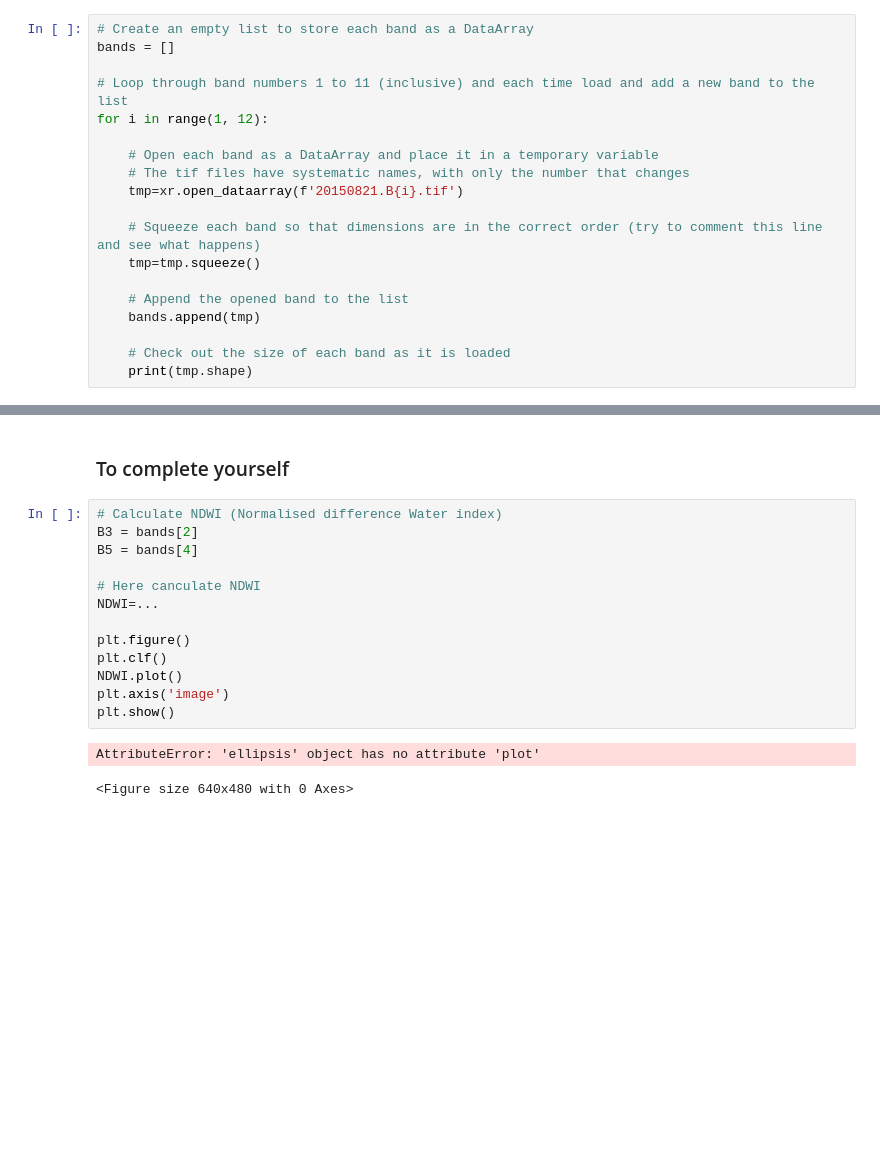
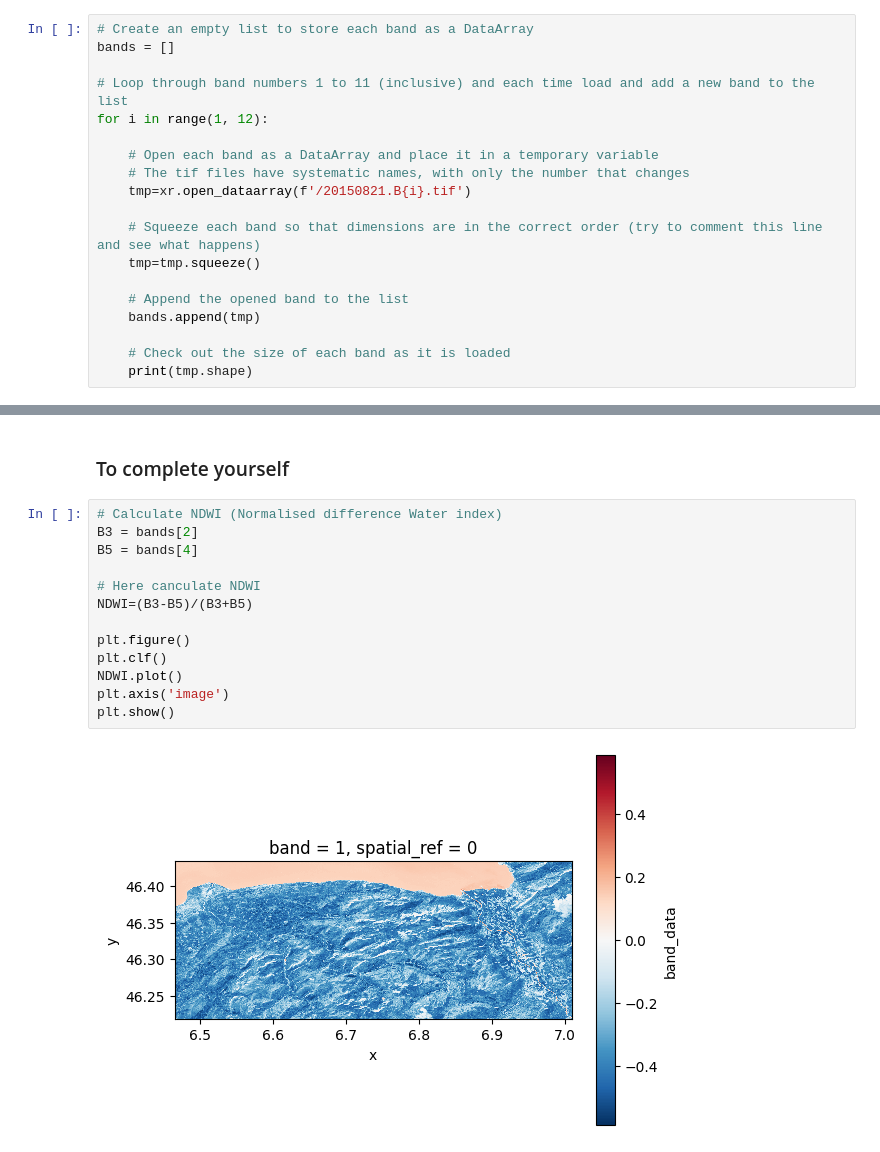
Before and after one commit to emmagiometti/RemoteSensing_2026, a Jupyter notebook: RSES_TP2_notebook.ipynb, the cells around one changed output, grey strips where cells are left out. Drawn from its saved outputs; the diff is of its cells as text; blank space fills up the shorter version.

```diff
--- a/RSES_TP2_notebook.ipynb
+++ b/RSES_TP2_notebook.ipynb
@@ -66,7 +64,7 @@ for i in range(1, 12):
 
     # Open each band as a DataArray and place it in a temporary variable
     # The tif files have systematic names, with only the number that changes
-    tmp=xr.open_dataarray(f'20150821.B{i}.tif')
+    tmp=xr.open_dataarray(f'/20150821.B{i}.tif')
 
     # Squeeze each band so that dimensions are in the correct order (try to comment this line and see what happens)
     tmp=tmp.squeeze()
@@ -316,18 +314,17 @@ Some part of the shallow coastline have also been included because there is more
 # %%
 # Calculate NDWI (Normalised difference Water index)
 B3 = bands[2]
 B5 = bands[4]
 
 # Here canculate NDWI
-NDWI=...
+NDWI=(B3-B5)/(B3+B5)
 
 plt.figure()
 plt.clf()
 NDWI.plot()
 plt.axis('image')
 plt.show()
 # %% [output]
-AttributeError: 'ellipsis' object has no attribute 'plot'
-<Figure size 640x480 with 0 Axes>
+[figure, added]
 # %%
 # Display a figure showing all pixels where NDWI is larger than 0.1
```
Also changed, not shown: parts of 5 cells of this notebook.
